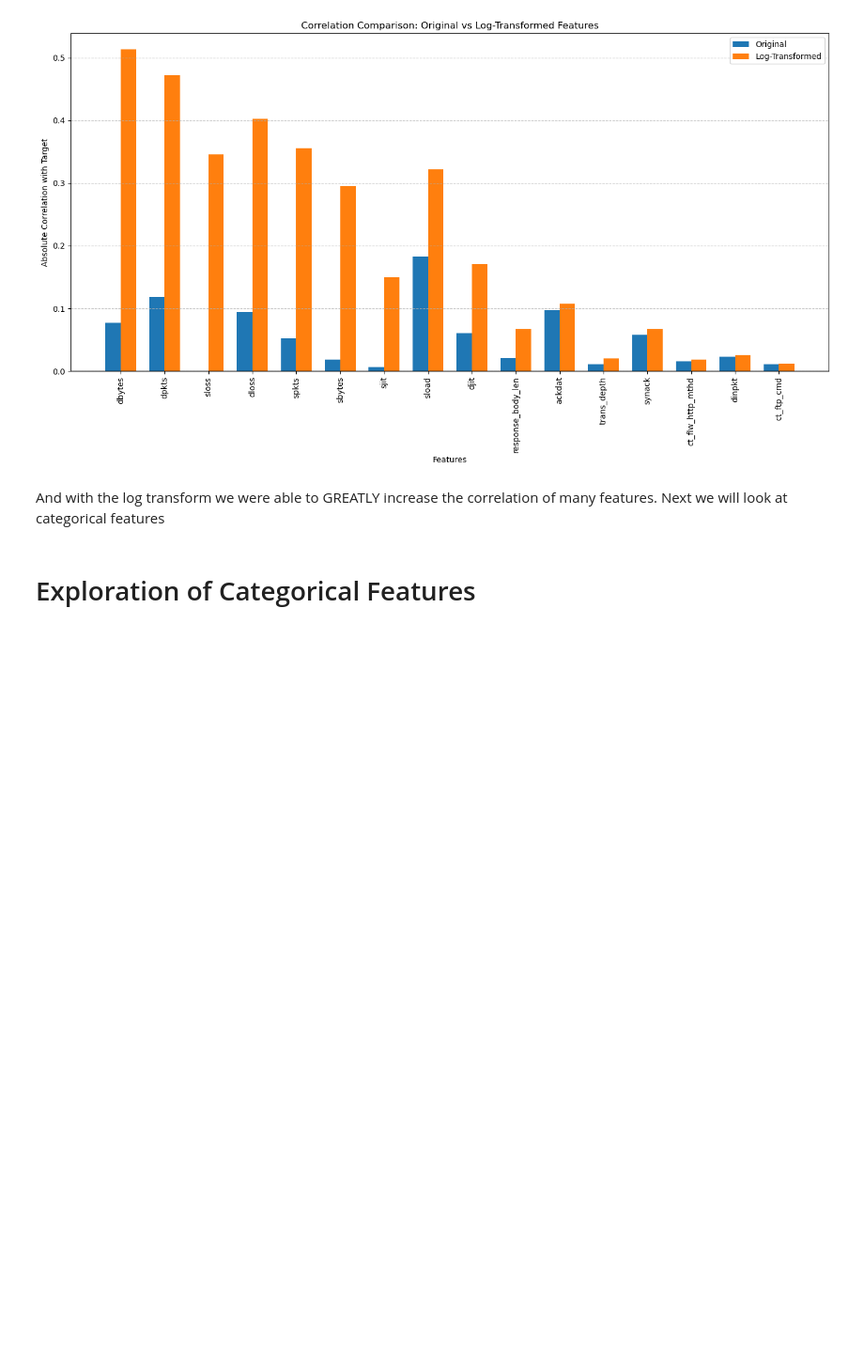
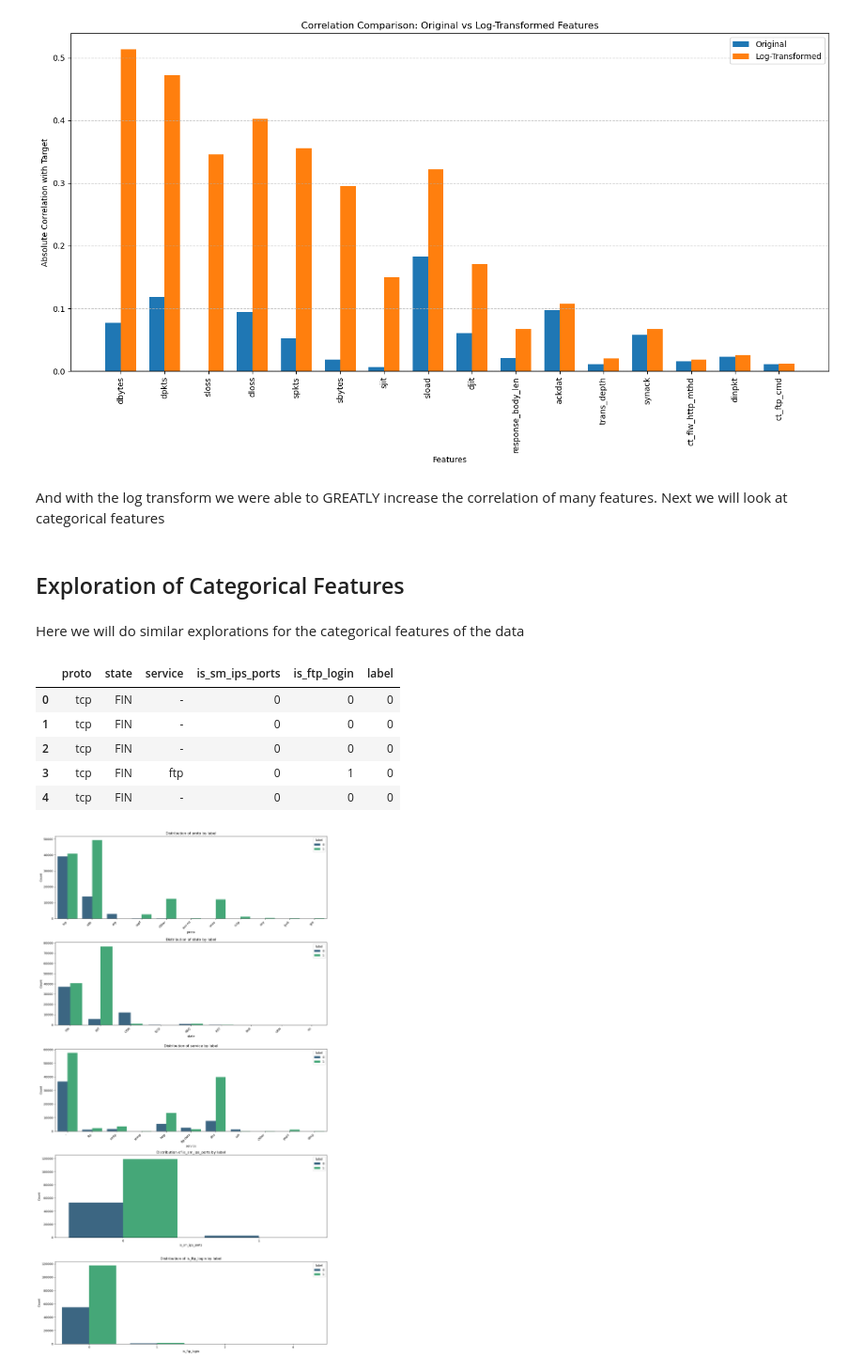
Before and after one commit to joe-broder15/ML-Intrusion-Detection, a Jupyter notebook: notebooks/EDA-Joe.ipynb, the cells around one changed output. Shown at 94% size. Cells and saved outputs as stored; diff of their text form; code cells hidden in the pictures; blank space fills up the shorter version.

```diff
--- a/notebooks/EDA-Joe.ipynb
+++ b/notebooks/EDA-Joe.ipynb
@@ -520,4 +523,65 @@ Correlation with target before and after transformation:
 # %% [markdown]
 And with the log transform we were able to GREATLY increase the correlation of many features. Next we will look at categorical features
 # %% [markdown]
-# Exploration of Categorical Features
+## Exploration of Categorical Features
+# %% [markdown]
+Here we will do similar explorations for the categorical features of the data
+# %%
+# Create a dataframe with only categorical features (excluding attack_cat)
+categorical_features_no_attack = [col for col in categorical_features if col != 'attack_cat']
+cat_df = df[categorical_features_no_attack + ['label']]
+
+# Display first few rows of categorical data
+display(cat_df.head())
+
+# Function to create stacked histograms for categorical features
+def create_stacked_histograms(df, categorical_cols, target_col='label'):
+    n_cols = len(categorical_cols)
+    fig, axes = plt.subplots(n_cols, 1, figsize=(14, 5*n_cols))
+
+    for i, col in enumerate(categorical_cols):
+        ax = axes[i] if n_cols > 1 else axes
+
+        # For features with too many categories, limit to top 10
+        value_counts = df[col].value_counts()
+        if len(value_counts) > 10:
+            top_categories = value_counts.nlargest(10).index.tolist()
+            temp_df = df.copy()
+            temp_df.loc[~temp_df[col].isin(top_categories), col] = 'Other'
+        else:
+            temp_df = df
+
+        # Create countplot with hue for the target variable
+        sns.countplot(
+            x=col,
+            hue=target_col,
+            data=temp_df,
+            ax=ax,
+            palette='viridis'
+        )
+
+        ax.set_title(f'Distribution of {col} by {target_col}')
+        ax.set_xlabel(col)
+        ax.set_ylabel('Count')
+
+        # Rotate x-axis labels if there are many categories
+        if len(temp_df[col].unique()) > 5:
+            ax.set_xticklabels(ax.get_xticklabels(), rotation=45, ha='right')
+
+        # Add legend
+        ax.legend(title=target_col)
+
+    plt.tight_layout()
+    plt.savefig('./EDA-Joe-Figures/categorical_stacked_histograms.png', bbox_inches='tight')
+    plt.show()
+
+# Create stacked histograms for categorical features
+create_stacked_histograms(cat_df, categorical_features_no_attack)
+# %% [output]
+|  | proto | state | service | is_sm_ips_ports | is_ftp_login | label |
+| 0 | tcp | FIN | - | 0 | 0 | 0 |
+| 1 | tcp | FIN | - | 0 | 0 | 0 |
+| 2 | tcp | FIN | - | 0 | 0 | 0 |
+| 3 | tcp | FIN | ftp | 0 | 1 | 0 |
+| 4 | tcp | FIN | - | 0 | 0 | 0 |
+[figure, added]
```
Also changed, not shown: parts of 11 cells of this notebook, 1 other file.
